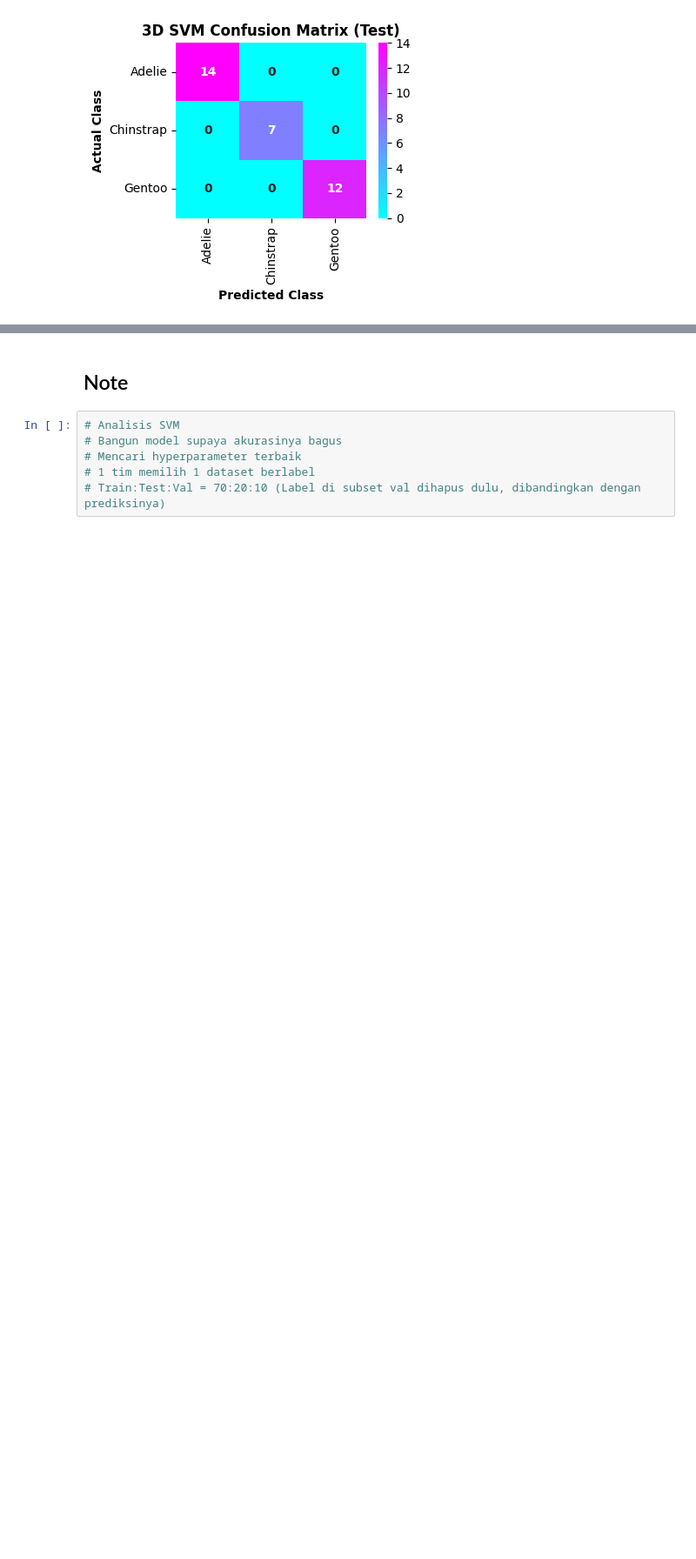
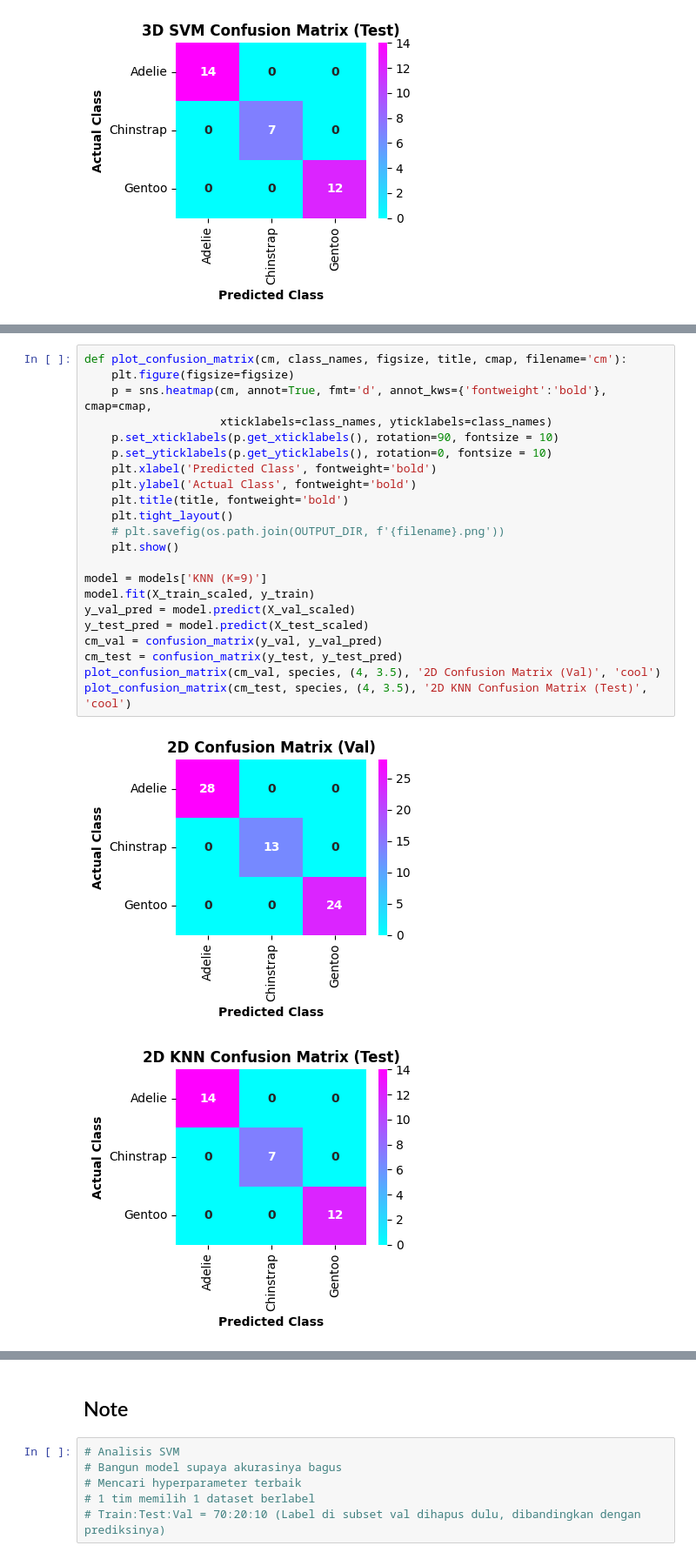
Before and after one commit to Habiburr0hman/penguin-classification, a Jupyter notebook: svm.ipynb, the cells around one changed output, grey strips where cells are left out. Shown at 87% size. Drawn from its saved outputs; the diff is of its cells as text; blank space fills up the shorter version.

```diff
--- a/svm.ipynb
+++ b/svm.ipynb
@@ -566,0 +819,25 @@ visualize_3d_svm_with_splits(
+# %%
+def plot_confusion_matrix(cm, class_names, figsize, title, cmap, filename='cm'):
+    plt.figure(figsize=figsize)
+    p = sns.heatmap(cm, annot=True, fmt='d', annot_kws={'fontweight':'bold'}, cmap=cmap,
+                    xticklabels=class_names, yticklabels=class_names)
+    p.set_xticklabels(p.get_xticklabels(), rotation=90, fontsize = 10)
+    p.set_yticklabels(p.get_yticklabels(), rotation=0, fontsize = 10)
+    plt.xlabel('Predicted Class', fontweight='bold')
+    plt.ylabel('Actual Class', fontweight='bold')
+    plt.title(title, fontweight='bold')
+    plt.tight_layout()
+    # plt.savefig(os.path.join(OUTPUT_DIR, f'{filename}.png'))
+    plt.show()
+
+model = models['KNN (K=9)']
+model.fit(X_train_scaled, y_train)
+y_val_pred = model.predict(X_val_scaled)
+y_test_pred = model.predict(X_test_scaled)
+cm_val = confusion_matrix(y_val, y_val_pred)
+cm_test = confusion_matrix(y_test, y_test_pred)
+plot_confusion_matrix(cm_val, species, (4, 3.5), '2D Confusion Matrix (Val)', 'cool')
+plot_confusion_matrix(cm_test, species, (4, 3.5), '2D KNN Confusion Matrix (Test)', 'cool')
+# %% [output]
+[figure, added]
+[figure, added]
```
Also changed, not shown: parts of 14 cells of this notebook.
